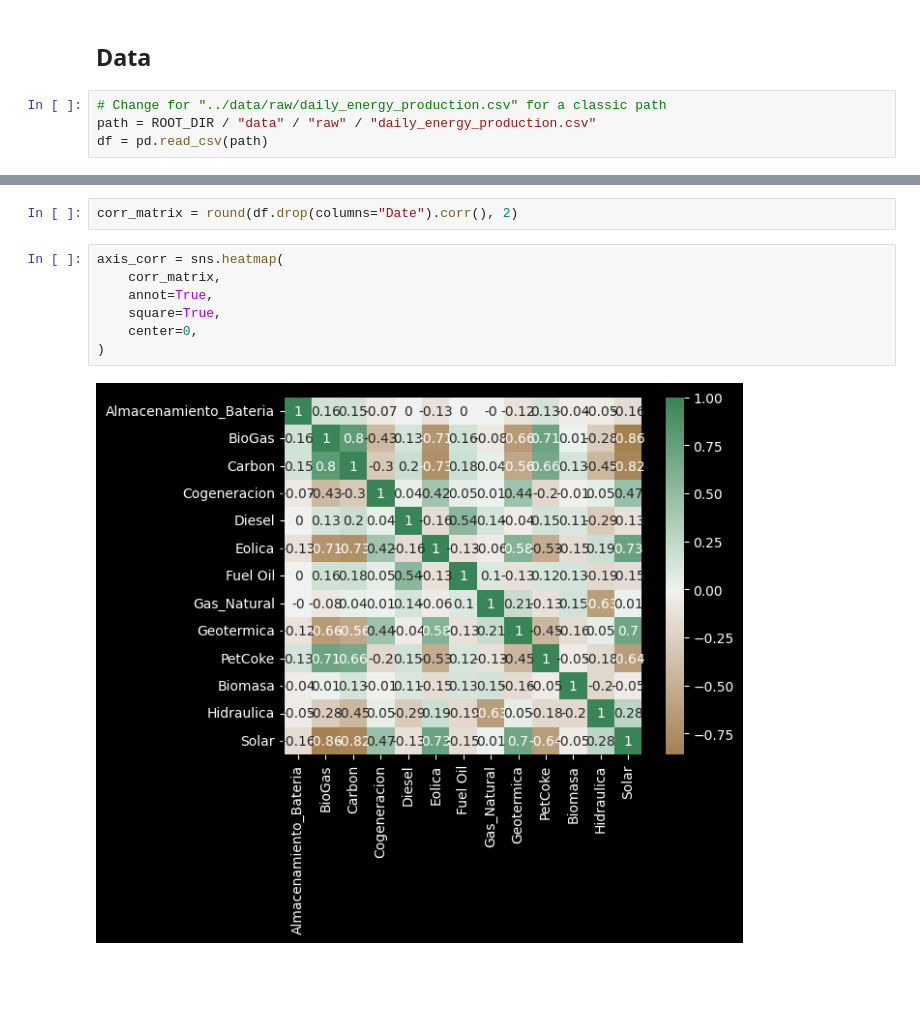
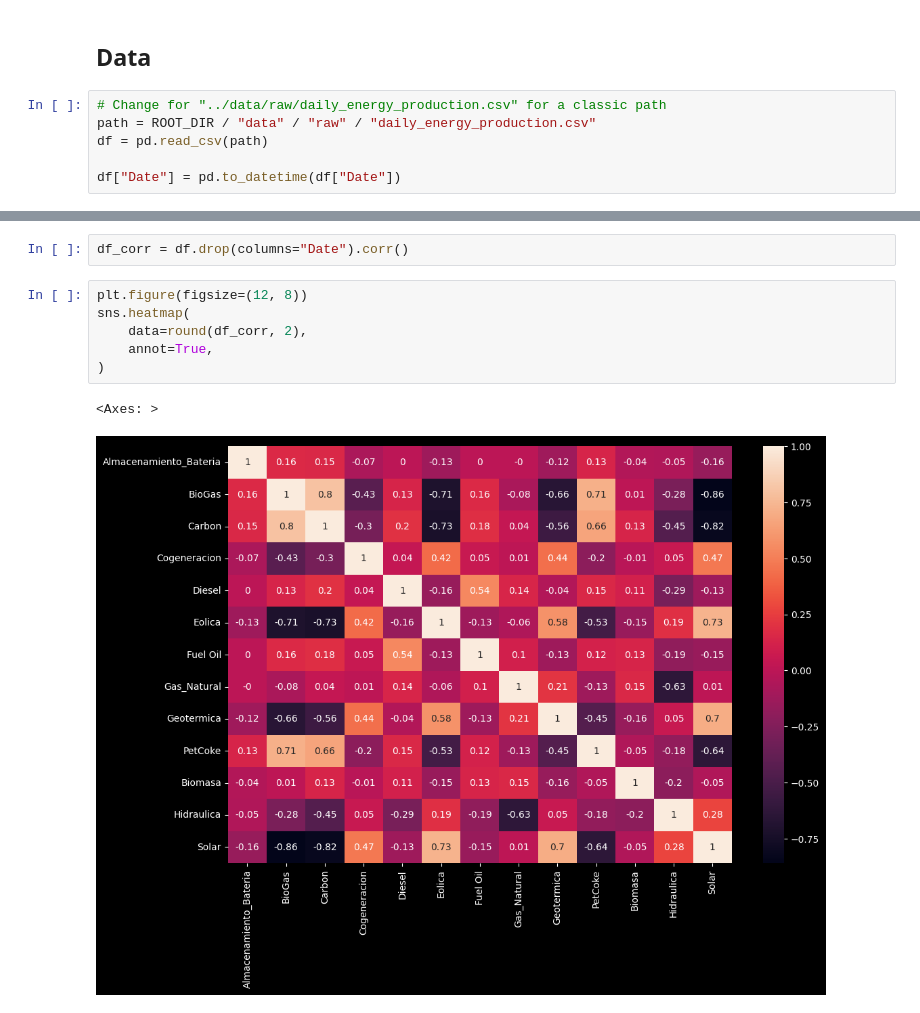
Before and after one commit to UCM-Industrial/Forecast_J.Troncoso, a Jupyter notebook: notebooks/01_data_exploration.ipynb, the cells around one changed output, grey strips where cells are left out. Cells and saved outputs as stored; diff of their text form; blank space fills up the shorter version.

```diff
--- a/notebooks/01_data_exploration.ipynb
+++ b/notebooks/01_data_exploration.ipynb
@@ -22,3 +23,5 @@ sys.path.append(str(ROOT_DIR))
 # Change for "../data/raw/daily_energy_production.csv" for a classic path
 path = ROOT_DIR / "data" / "raw" / "daily_energy_production.csv"
 df = pd.read_csv(path)
+
+df["Date"] = pd.to_datetime(df["Date"])
@@ -25,11 +69,11 @@ df = pd.read_csv(path)
 # %%
-corr_matrix = round(df.drop(columns="Date").corr(), 2)
+df_corr = df.drop(columns="Date").corr()
-# %%
-axis_corr = sns.heatmap(
-    corr_matrix,
-    annot=True,
-    square=True,
-    center=0,
-)
-# %% [output]
-[figure, removed]
+# %%
+plt.figure(figsize=(12, 8))
+sns.heatmap(
+    data=round(df_corr, 2),
+    annot=True,
+)
+# %% [output]
+<Axes: >
+[figure, added]
```
Also changed, not shown: parts of 4 cells of this notebook.
